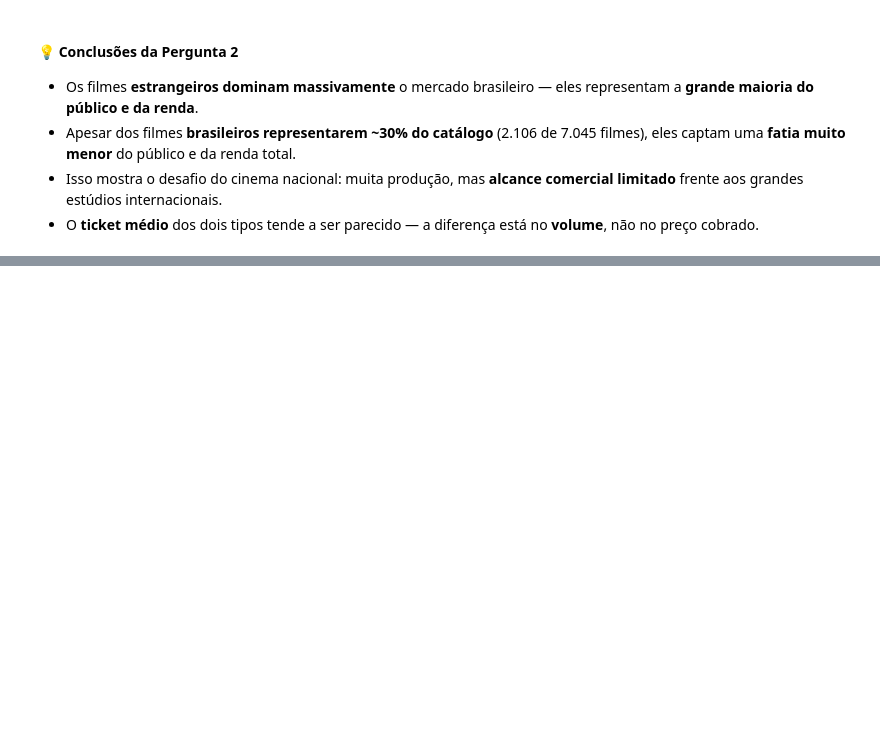
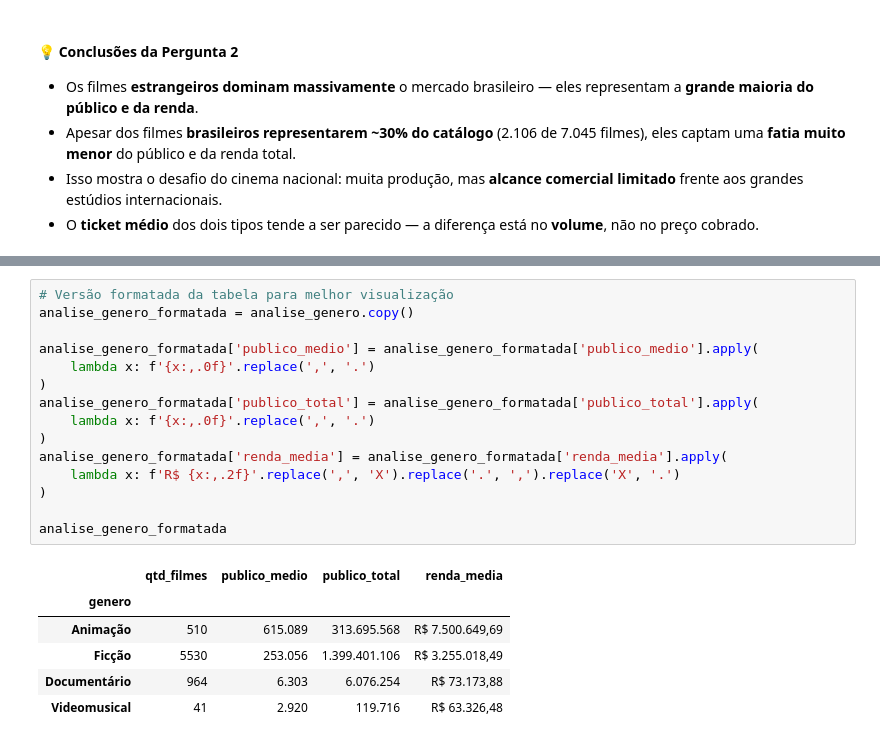
Before and after one commit to paloma2411/analise-filmes-brasil, a Jupyter notebook: analise_filmes.ipynb, the cells around one changed output, grey strips where cells are left out. Cells and saved outputs as stored; diff of their text form; blank space fills up the shorter version.

```diff
--- a/analise_filmes.ipynb
+++ b/analise_filmes.ipynb
@@ -358,0 +402,22 @@ Estrangeira:
+# %%
+# Versão formatada da tabela para melhor visualização
+analise_genero_formatada = analise_genero.copy()
+
+analise_genero_formatada['publico_medio'] = analise_genero_formatada['publico_medio'].apply(
+    lambda x: f'{x:,.0f}'.replace(',', '.')
+)
+analise_genero_formatada['publico_total'] = analise_genero_formatada['publico_total'].apply(
+    lambda x: f'{x:,.0f}'.replace(',', '.')
+)
+analise_genero_formatada['renda_media'] = analise_genero_formatada['renda_media'].apply(
+    lambda x: f'R$ {x:,.2f}'.replace(',', 'X').replace('.', ',').replace('X', '.')
+)
+
+analise_genero_formatada
+# %% [output]
+|  | qtd_filmes | publico_medio | publico_total | renda_media |
+| genero |  |  |  |  |
+| Animação | 510 | 615.089 | 313.695.568 | R$ 7.500.649,69 |
+| Ficção | 5530 | 253.056 | 1.399.401.106 | R$ 3.255.018,49 |
+| Documentário | 964 | 6.303 | 6.076.254 | R$ 73.173,88 |
+| Videomusical | 41 | 2.920 | 119.716 | R$ 63.326,48 |
```
Also changed, not shown: parts of 6 cells of this notebook.
